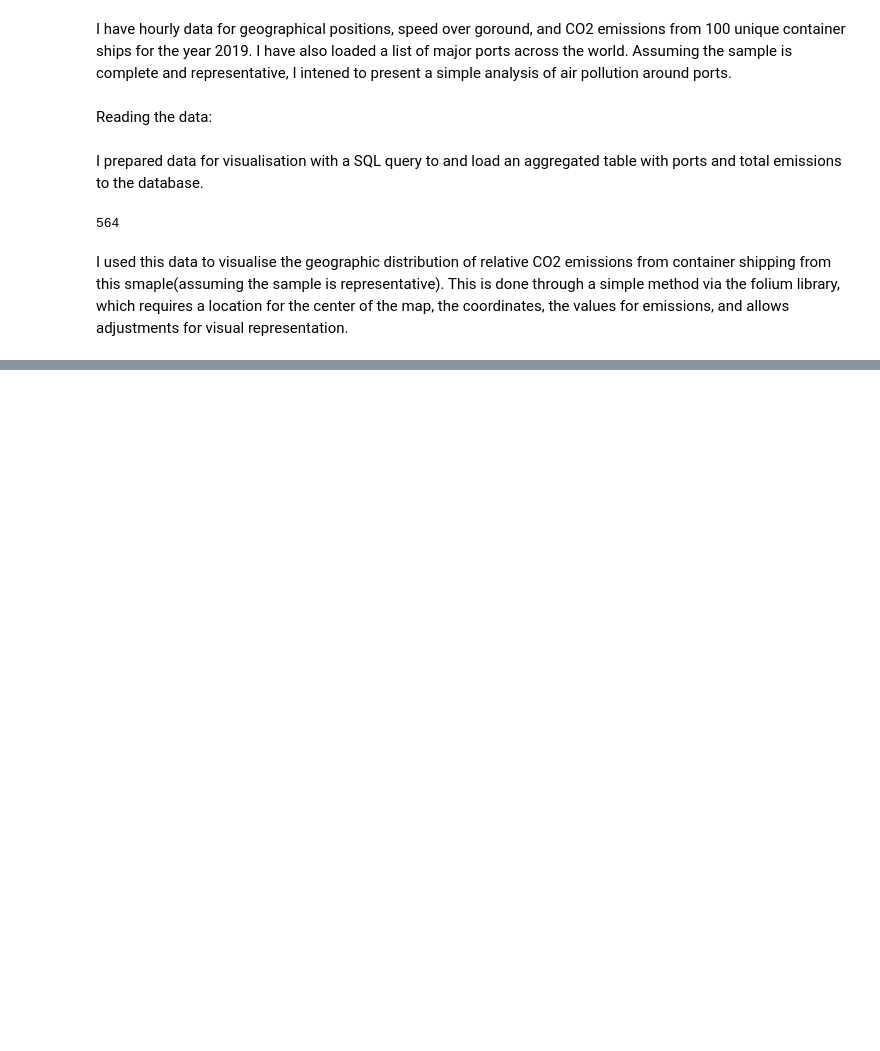
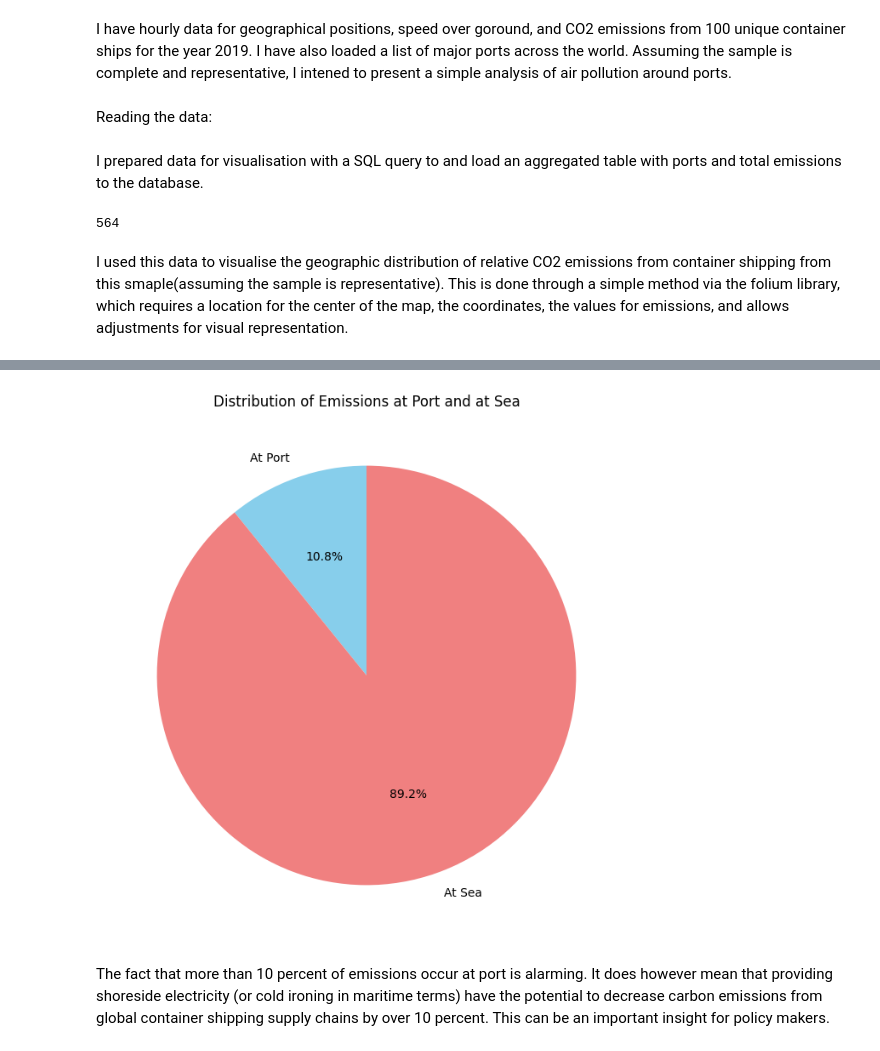
Before and after one commit to Kalpayam/t-e_data, a Jupyter notebook: notebook.ipynb, the cells around one changed output, grey strips where cells are left out. Cells and saved outputs as stored; diff of their text form; code cells hidden in the pictures; blank space fills up the shorter version.

```diff
--- a/notebook.ipynb
+++ b/notebook.ipynb
@@ -56,0 +88,24 @@ I  was curious to know if ships are turning off their engine at port. This is in
+# %%
+
+at_port = ships.dropna(subset=['closest_port'])
+
+at_sea = ships[ships['closest_port'].isnull()]
+
+total_emissions_at_port = at_port['E_CO2_kg'].sum()
+total_emissions_at_sea = at_sea['E_CO2_kg'].sum()
+
+# Creating a DataFrame for pie chart
+data = {'Category': ['At Port', 'At Sea'],
+        'Total Emissions': [total_emissions_at_port, total_emissions_at_sea]}
+
+pie_df = pd.DataFrame(data)
+
+# Plotting the pie chart
+plt.figure(figsize=(8, 8))
+plt.pie(pie_df['Total Emissions'], labels=pie_df['Category'], autopct='%1.1f%%', startangle=90, colors=['skyblue', 'lightcoral'])
+plt.title('Distribution of Emissions at Port and at Sea')
+plt.show()
+# %% [output]
+[figure, added]
+# %% [markdown]
+The fact that more than 10 percent of emissions occur at port is alarming. It does however mean that providing shoreside electricity (or cold ironing in maritime terms) have the potential to decrease carbon emissions from global container shipping supply chains by over 10 percent. This can be an important insight for policy makers.
```
Also changed, not shown: parts of 8 cells of this notebook.
